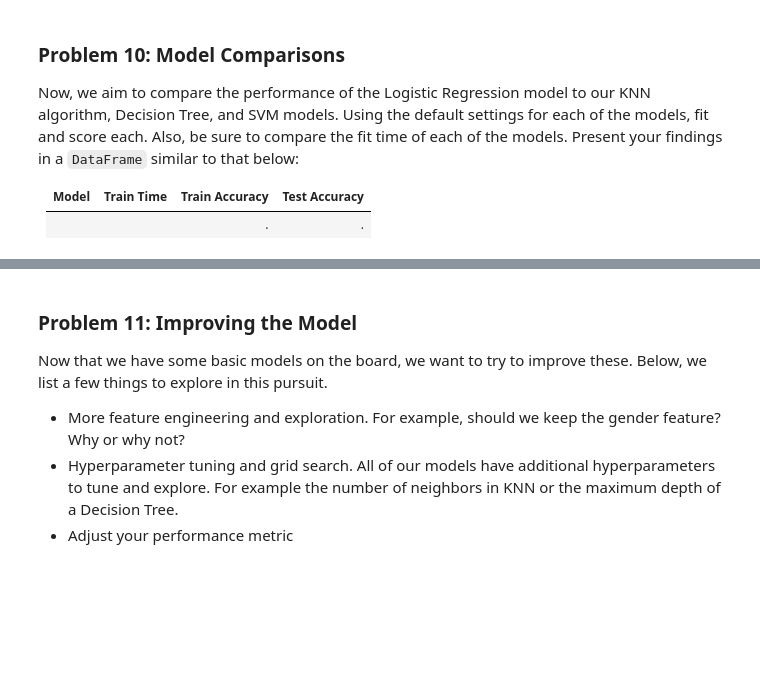
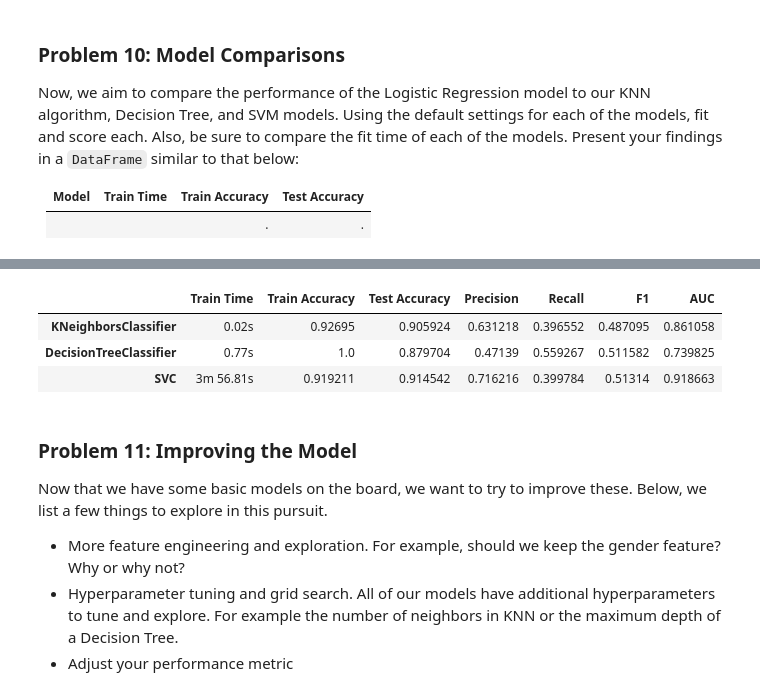
Before and after one commit to fazeelgm/UCB_ML_AI_PracticalApp_III, a Jupyter notebook: ClassifiersComparison-MarketingCampaigns.ipynb, the cells around one changed output, grey strips where cells are left out. Cells and saved outputs as stored; diff of their text form; code cells hidden in the pictures; blank space fills up the shorter version.

Commit message:
Checkpoint: Completed the basic default model skeleton

```diff
--- a/ClassifiersComparison-MarketingCampaigns.ipynb
+++ b/ClassifiersComparison-MarketingCampaigns.ipynb
@@ -310,6 +343,14 @@ Most of the data seems to have reasonable correlations to the targe `y` variable
 ### Problem 6: Train/Test Split
 
 With your data prepared, split it into a train and test set.
+# %%
+# Create the feature matrices for independnet and target variables
+
+X = encoded_df.drop('y', axis='columns')
+y = encoded_df['y']
+# %%
+X_train, X_test, y_train, y_test = train_test_split(X, y, test_size=0.2,
+                                                    stratify=y, random_state=Config.RANDOM_STATE)
 # %% [markdown]
 ### Problem 7: A Baseline Model
 
@@ -320,0 +361,7 @@ Use Logistic Regression to build a basic model on your data.
+# %%
+# Scale the data - we'll use StandardScaler for the baseline model
+logging.debug('Scaling data')
+scaler = StandardScaler()
+
+X_train_scaled = scaler.fit_transform(X_train)
+X_test_scaled = scaler.fit_transform(X_test)
@@ -320,0 +405,12 @@ Use Logistic Regression to build a basic model on your data.
+# %%
+logging.debug('Starting Simple Model: LogisticRegression')
+start_time = time.time()
+
+# Train the model and get metrics
+clf_logistic = LogisticRegression().fit(X_train_scaled, y_train)
+y_preds = clf_logistic.predict(X_test_scaled)
+
+# Save fit time
+fit_time = time.time() - start_time
+
+logging.debug(f'Done: LogisticRegression: {time_secs_to_msg(time.time()-start_time)}')
@@ -333,3 +506,10 @@ Now, we aim to compare the performance of the Logistic Regression model to our K
+# %%
+pd.DataFrame(results).T
+# %% [output]
+|  | Train Time | Train Accuracy | Test Accuracy | Precision | Recall | F1 | AUC |
+| KNeighborsClassifier | 0.02s | 0.92695 | 0.905924 | 0.631218 | 0.396552 | 0.487095 | 0.861058 |
+| DecisionTreeClassifier | 0.77s | 1.0 | 0.879704 | 0.47139 | 0.559267 | 0.511582 | 0.739825 |
+| SVC | 3m 56.81s | 0.919211 | 0.914542 | 0.716216 | 0.399784 | 0.51314 | 0.918663 |
 # %% [markdown]
 ### Problem 11: Improving the Model
 
```
Also changed, not shown: parts of 23 cells of this notebook.
